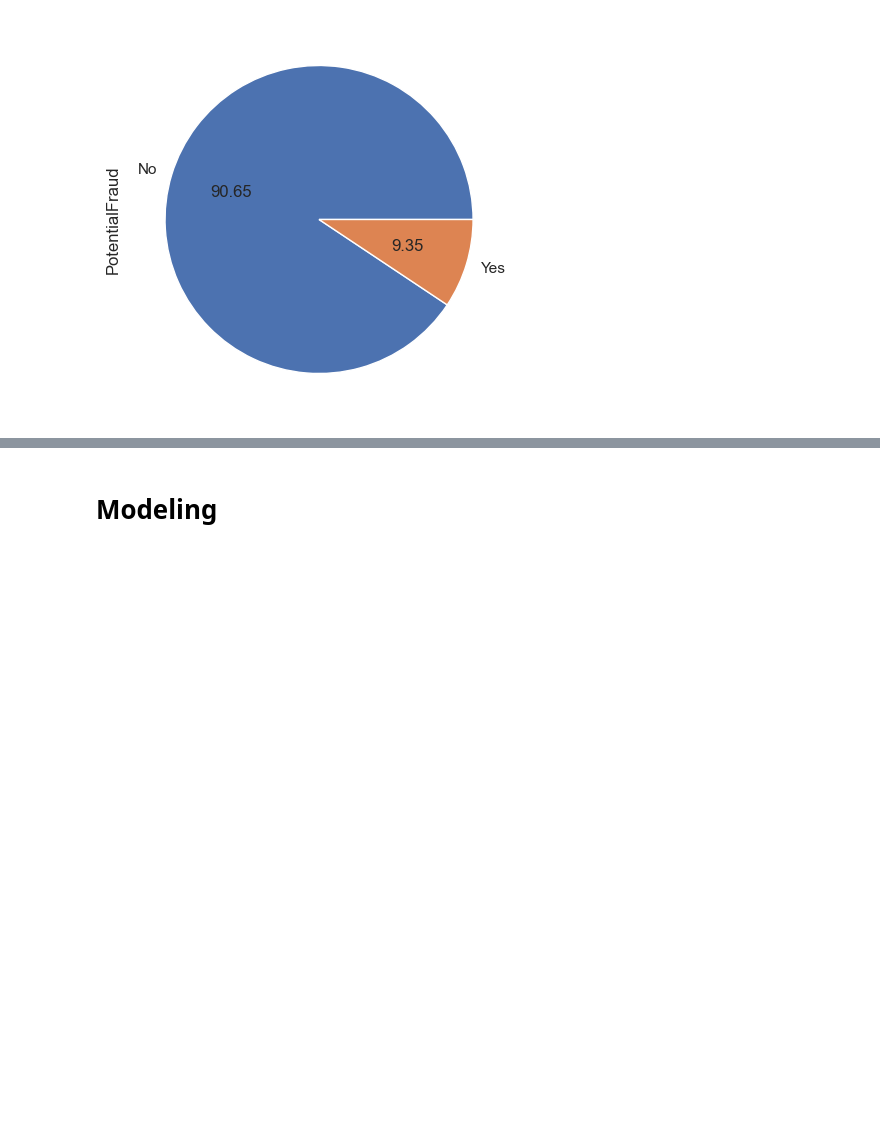
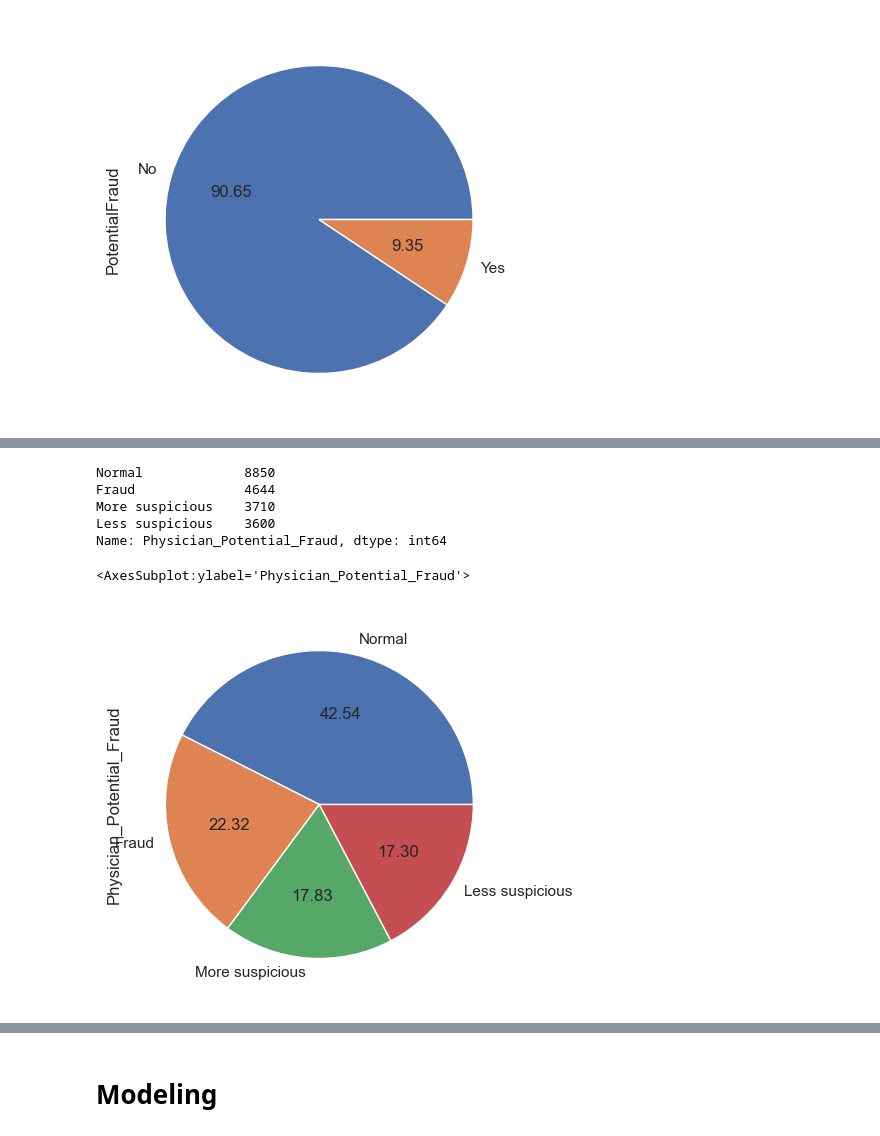
Before and after one commit to evkumar71/DataScience, a Jupyter notebook: Healtcare_fraud_detection.ipynb, the cells around one changed output, grey strips where cells are left out. Cells and saved outputs as stored; diff of their text form; code cells hidden in the pictures; blank space fills up the shorter version.

Commit message:
Added fraud-analysis

```diff
--- a/Healtcare_fraud_detection.ipynb
+++ b/Healtcare_fraud_detection.ipynb
@@ -324,0 +349,2 @@ target.value_counts().plot.pie(autopct='%.2f',figsize=(6, 5))
+# %%
+df_all_fraud = df_all_fraud.groupby(['AttendingPhysician', 'Provider']).size().reset_index(name='counts')
@@ -324,0 +354,12 @@ target.value_counts().plot.pie(autopct='%.2f',figsize=(6, 5))
+# %%
+lower_qrt, middle_qrt, upper_qrt = df_all_fraud.counts.quantile([0.25,0.5,0.75])
+# %%
+conditions = [(df_all_fraud.counts <= lower_qrt),
+              (df_all_fraud.counts > lower_qrt) & (df_all_fraud.counts <= middle_qrt),
+              (df_all_fraud.counts > middle_qrt) & (df_all_fraud.counts <= upper_qrt),
+              (df_all_fraud.counts > upper_qrt)
+             ]
+
+values = ['Normal' ,'Less suspicious', 'More suspicious', 'Fraud']
+# %%
+df_all_fraud['Physician_Potential_Fraud'] = np.select(conditions, values)
@@ -324,0 +382,14 @@ target.value_counts().plot.pie(autopct='%.2f',figsize=(6, 5))
+# %%
+df_all_fraud['Physician_Potential_Fraud'].value_counts()
+# %% [output]
+Normal             8850
+Fraud              4644
+More suspicious    3710
+Less suspicious    3600
+Name: Physician_Potential_Fraud, dtype: int64
+# %%
+target = df_all_fraud['Physician_Potential_Fraud']
+target.value_counts().plot.pie(autopct='%.2f',figsize=(6, 5))
+# %% [output]
+<AxesSubplot:ylabel='Physician_Potential_Fraud'>
+[figure, added]
```
Also changed, not shown: parts of 19 cells of this notebook.
